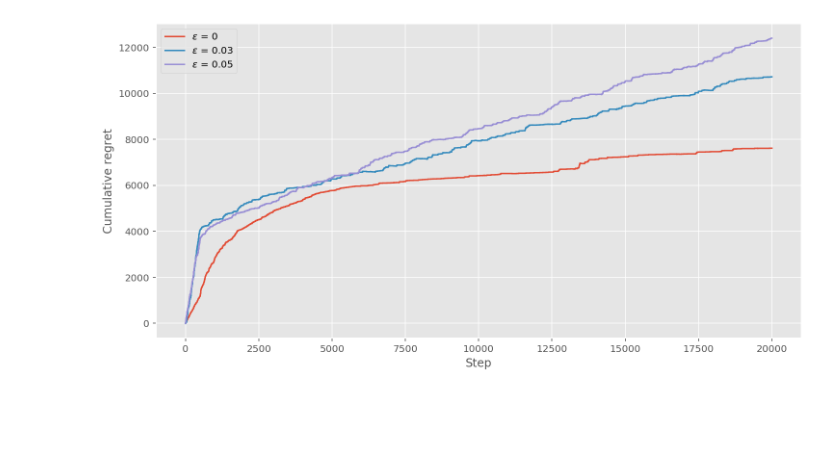
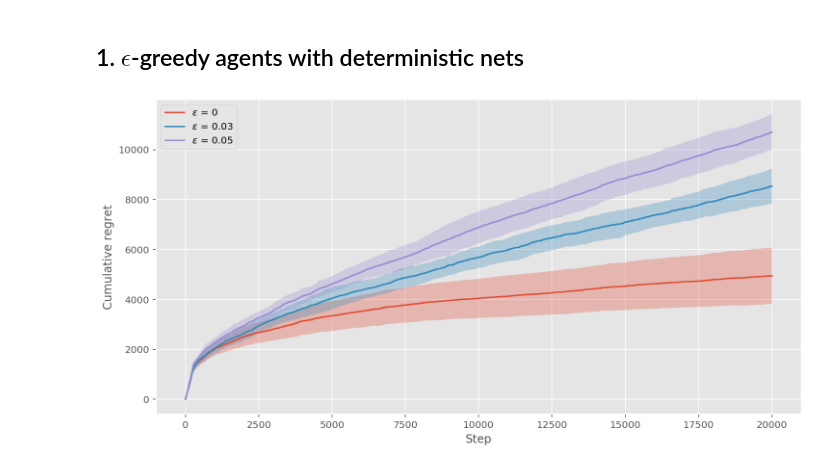
Before and after one commit to WayneDW/MVA_BayesianBackprop, a Jupyter notebook: RL.ipynb, the cells around one changed output. Cells and saved outputs as stored; diff of their text form; code cells hidden in the pictures; blank space fills up the shorter version.

```diff
--- a/RL.ipynb
+++ b/RL.ipynb
@@ -47,5 +27,4 @@ train_df, test_df = mushroom_df[:train_size], mushroom_df[train_size:]
 # %%
-train_X, train_y = train_df.iloc[:, :-1].to_numpy(), train_df['class'].to_numpy()
-test_X, test_y = test_df.iloc[:, :-1].to_numpy(), test_df['class'].to_numpy()
+mushroom_df, train_X, train_y, test_X, test_y = mushroom_utils.load_mushroom(train_frac=0.8)
 dim_input = train_X.shape[1]
 dim_action_space = 2
@@ -87,26 +39,37 @@ plt.show()
 X_train_tensor = torch.from_numpy(train_X.copy()).float().unsqueeze(dim=1)
 y_train_tensor = torch.from_numpy(train_y.copy()).float()
 X_test_tensor = torch.from_numpy(test_X.copy()).float().unsqueeze(dim=1)
+# %% [markdown]
+## 1. $\epsilon$-greedy agents with deterministic nets
 # %%
 epsilons = [0, 0.03, 0.05]
-regrets = []
-for epsilon in epsilons:
-    print(epsilon)
-    net = nets.DeterministicRLNet(100, dim_input, dim_action_space)
-    agent_greedy = rl_utils.AgentGreedy(net, epsilon)
-    rl_reg = nets.DeterministicRLReg(X_train_tensor, y_train_tensor, agent_greedy, buffer_size=4096, minibatch_size=64, burn_in=500)
-    criterion = torch.nn.MSELoss()
-    optimizer = torch.optim.Adam(net.parameters(), lr=0.01, weight_decay=1e-6)
-    rl_reg.train(20000, optimizer)
-    regrets.append(rl_reg.hist['regret'].copy())
-    clear_output()
+n_runs = 10
+nb_episodes = 20000
+regrets = np.zeros((len(epsilons), nb_episodes + 1))
+regrets_std = np.zeros_like(regrets)
+for i, epsilon in enumerate(epsilons):
+    regs = np.zeros((n_runs, nb_episodes + 1))
+    for run in range(n_runs):
+        print(f'{epsilon:.3f} : sample {run:2d} / {n_runs:2d}')
+        net = nets.DeterministicRLNet(100, dim_input, dim_action_space)
+        agent_greedy = rl_utils.AgentGreedy(net, epsilon)
+        rl_reg = nets.DeterministicRLReg(X_train_tensor, y_train_tensor, agent_greedy, buffer_size=4096, minibatch_size=64, burn_in=256)
+        criterion = torch.nn.MSELoss()
+        optimizer = torch.optim.Adam(net.parameters(), lr=0.005, weight_decay=1e-6)
+        rl_reg.train(nb_episodes, optimizer)
+        regs[run] = rl_reg.hist['regret'].copy()
+        clear_output()
+    regrets[i] = regs.mean(axis=0)
+    regrets_std[i] = regs.std(axis=0)
+det_net = net
 # %%
 plt.figure(figsize=(12, 6))
-for epsilon, regs in zip(epsilons, regrets):
+for epsilon, regs, regs_std in zip(epsilons, regrets, regrets_std):
     plt.plot(regs, label=r"$\epsilon$ = {}".format(epsilon))
+    plt.fill_between(np.arange(nb_episodes + 1), regs - regs_std, regs + regs_std, alpha=0.3)
 plt.legend()
 plt.xlabel('Step')
 plt.ylabel('Cumulative regret')
 plt.show()
 # %% [output]
-[figure, old version]
+[figure, new version]
```
Also changed, not shown: parts of 24 cells of this notebook, 10 other files.
